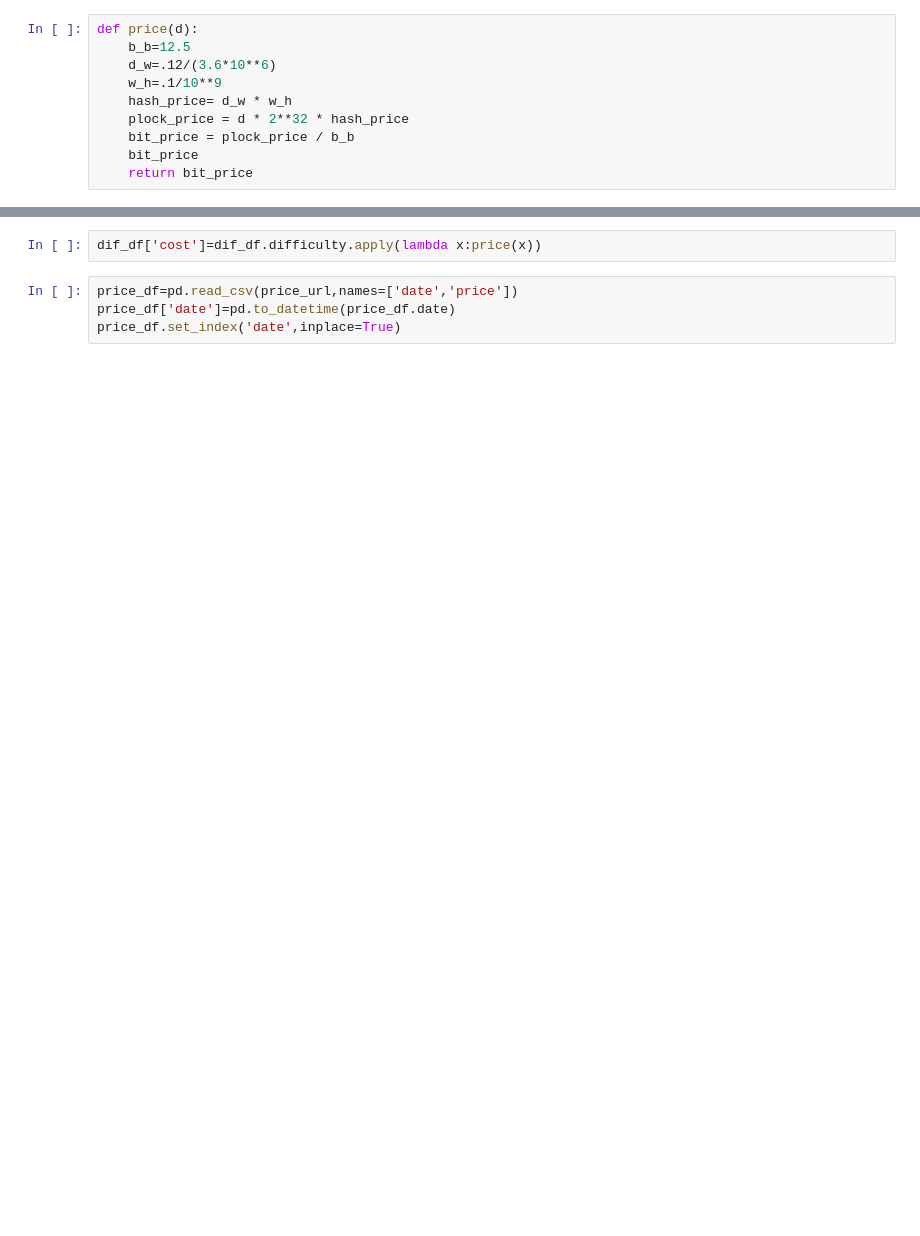
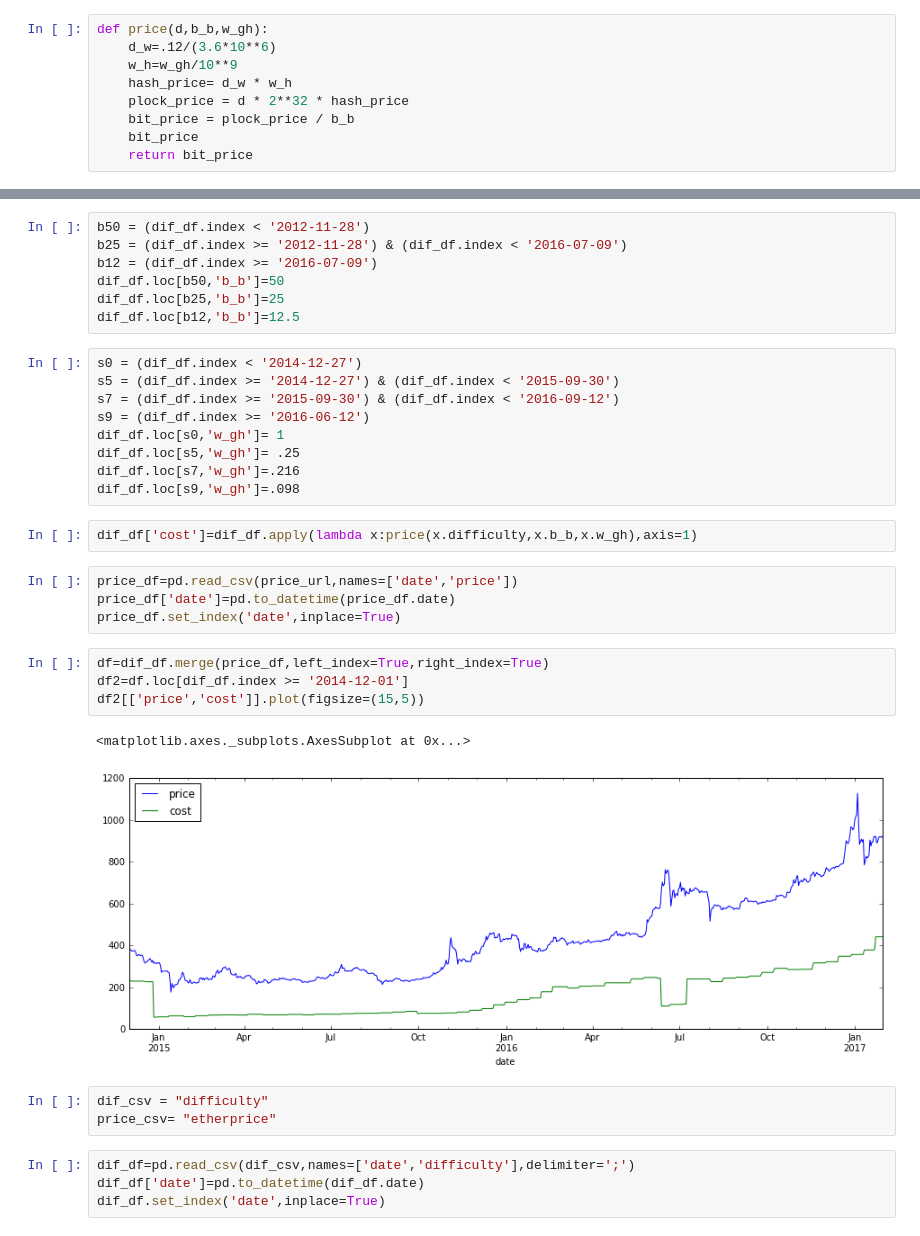
Before and after one commit to moqri/bit, a Jupyter notebook: chart.ipynb, the cells around one changed output, grey strips where cells are left out. Drawn from its saved outputs; the diff is of its cells as text; blank space fills up the shorter version.

```diff
--- a/chart.ipynb
+++ b/chart.ipynb
@@ -7,8 +5,7 @@ d=stat.difficulty
 # %%
-def price(d):
-    b_b=12.5
+def price(d,b_b,w_gh):
     d_w=.12/(3.6*10**6)
-    w_h=.1/10**9
+    w_h=w_gh/10**9
     hash_price= d_w * w_h
     plock_price = d * 2**32 * hash_price
     bit_price = plock_price / b_b
@@ -21,9 +18,39 @@ price_url="https://blockchain.info/charts/market-price?format=csv&timespan=all"
 dif_df=pd.read_csv(dif_url,names=['date','difficulty'])
 dif_df['date']=pd.to_datetime(dif_df.date)
 dif_df.set_index('date',inplace=True)
+# %%
+b50 = (dif_df.index < '2012-11-28')
+b25 = (dif_df.index >= '2012-11-28') & (dif_df.index < '2016-07-09')
+b12 = (dif_df.index >= '2016-07-09')
+dif_df.loc[b50,'b_b']=50
+dif_df.loc[b25,'b_b']=25
+dif_df.loc[b12,'b_b']=12.5
+# %%
+s0 = (dif_df.index < '2014-12-27')
+s5 = (dif_df.index >= '2014-12-27') & (dif_df.index < '2015-09-30')
+s7 = (dif_df.index >= '2015-09-30') & (dif_df.index < '2016-09-12')
+s9 = (dif_df.index >= '2016-06-12')
+dif_df.loc[s0,'w_gh']= 1
+dif_df.loc[s5,'w_gh']= .25
+dif_df.loc[s7,'w_gh']=.216
+dif_df.loc[s9,'w_gh']=.098
 # %%
-dif_df['cost']=dif_df.difficulty.apply(lambda x:price(x))
+dif_df['cost']=dif_df.apply(lambda x:price(x.difficulty,x.b_b,x.w_gh),axis=1)
 # %%
 price_df=pd.read_csv(price_url,names=['date','price'])
 price_df['date']=pd.to_datetime(price_df.date)
 price_df.set_index('date',inplace=True)
+# %%
+df=dif_df.merge(price_df,left_index=True,right_index=True)
+df2=df.loc[dif_df.index >= '2014-12-01']
+df2[['price','cost']].plot(figsize=(15,5))
+# %% [output]
+<matplotlib.axes._subplots.AxesSubplot at 0x...>
+[figure, added]
+# %%
+dif_csv = "difficulty"
+price_csv= "etherprice"
+# %%
+dif_df=pd.read_csv(dif_csv,names=['date','difficulty'],delimiter=';')
+dif_df['date']=pd.to_datetime(dif_df.date)
+dif_df.set_index('date',inplace=True)
```
Also changed, not shown: parts of 7 cells of this notebook, 3 other files.
